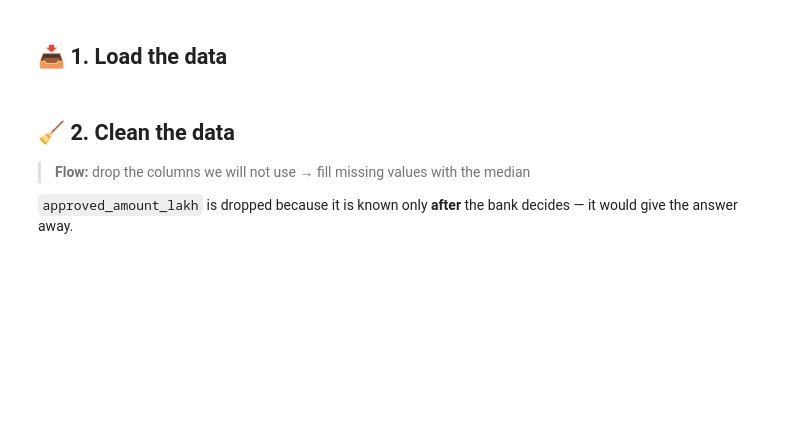
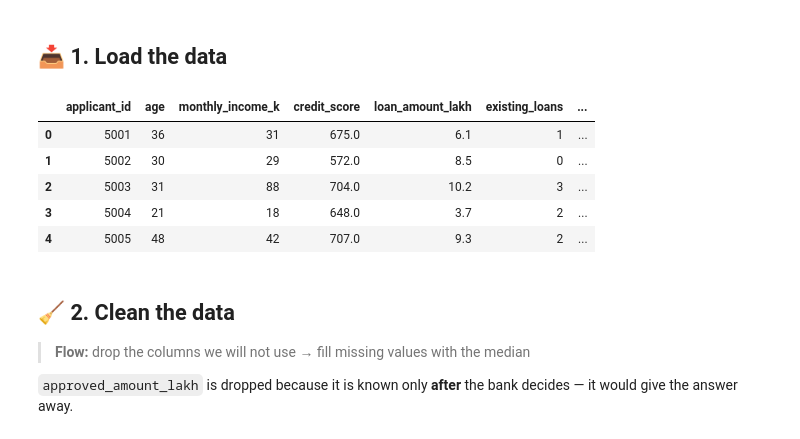
Before and after one commit to anugrah-pal/Machine-Learning, a Jupyter notebook: MatplotLib/05_loan_practice.ipynb, the cells around one changed output. Cells and saved outputs as stored; diff of their text form; code cells hidden in the pictures; blank space fills up the shorter version.

```diff
--- a/MatplotLib/05_loan_practice.ipynb
+++ b/MatplotLib/05_loan_practice.ipynb
@@ -25,11 +25,18 @@ Steps 1–5 are already done. **Your work starts at Step 6.**
 # %%
 import pandas as pd
 import numpy as np
 import matplotlib.pyplot as plt
 import seaborn as sns
 
-df = pd.read_csv('loan_approval.csv')
+df = pd.read_csv('../Data/loan_approval.csv')
 df.head()
+# %% [output]
+|  | applicant_id | age | monthly_income_k | credit_score | loan_amount_lakh | existing_loans | ... |
+| 0 | 5001 | 36 | 31 | 675.0 | 6.1 | 1 | ... |
+| 1 | 5002 | 30 | 29 | 572.0 | 8.5 | 0 | ... |
+| 2 | 5003 | 31 | 88 | 704.0 | 10.2 | 3 | ... |
+| 3 | 5004 | 21 | 18 | 648.0 | 3.7 | 2 | ... |
+| 4 | 5005 | 48 | 42 | 707.0 | 9.3 | 2 | ... |
 # %% [markdown]
 ## 🧹 2. Clean the data
 
```
Also changed, not shown: parts of 9 cells of this notebook, 1 other file.
